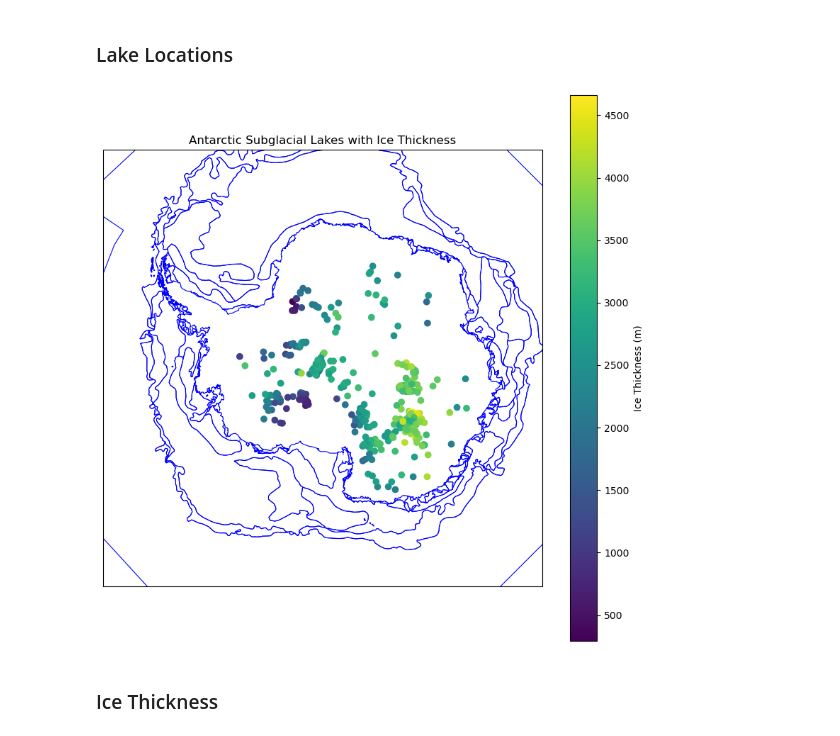
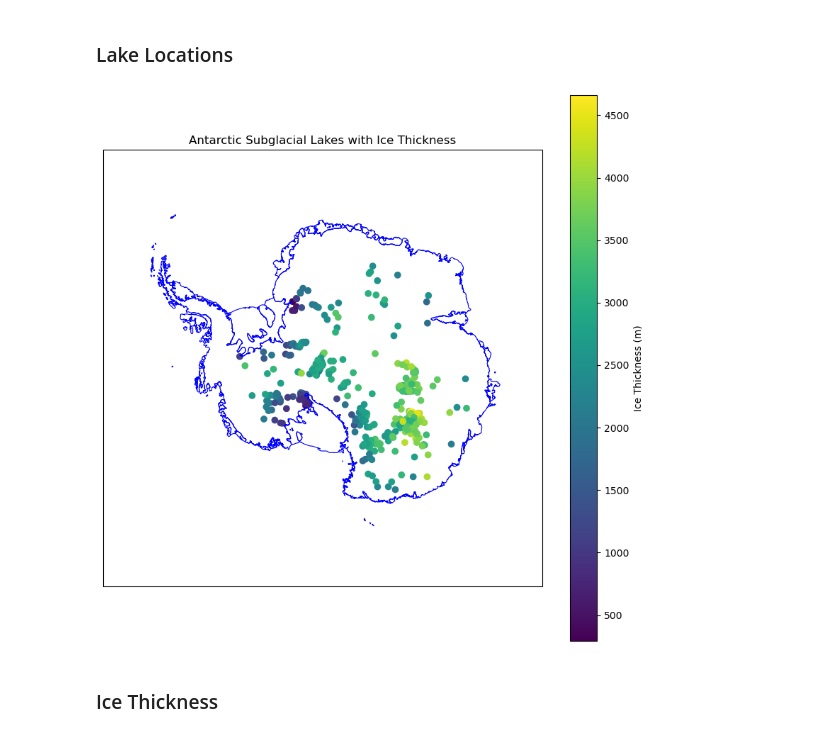
Before and after one commit to Chigiriq/GIS_p4, a Jupyter notebook: using_rstools.ipynb, the cells around one changed output. Drawn from its saved outputs; the diff is of its cells as text; code cells hidden in the pictures.

```diff
--- a/using_rstools.ipynb
+++ b/using_rstools.ipynb
@@ -34,30 +26,31 @@ import numpy as np
 # %%
 # Load Antarctic subglacial lakes
 lakes = pd.read_csv('data/lakes/subglacial_lakes_2012update.csv', encoding='latin1')
 lakes.rename(columns={'Lat.         oN': 'Latitude', 'Lon.       oE': 'Longitude'}, inplace=True)
 lakes_gdf = gpd.GeoDataFrame(lakes, geometry=gpd.points_from_xy(lakes['Longitude'], lakes['Latitude']))
 
 # Set lakes CRS to WGS84 (EPSG:4326) and transform to Antarctic Polar Stereographic (EPSG:3031)
 lakes_gdf.set_crs(epsg=4326, inplace=True)
 lakes_gdf = lakes_gdf.to_crs(epsg=3031)
 
 # Load Antarctic shapefile and transform to EPSG:3031
-world = gpd.read_file('data/antarc241115/ANTARC241115.shp')
+# world = gpd.read_file('data/antarc241115/ANTARC241115.shp')
+world = gpd.read_file('data\coastline\ADD_Coastline_low_res_polygon.shp')
 world = world.to_crs(epsg=3031)
 
 # Plot
 fig, ax = plt.subplots(figsize=(10, 10), subplot_kw={'projection': ccrs.SouthPolarStereo()})
 world.boundary.plot(ax=ax, transform=ccrs.SouthPolarStereo(), linewidth=0.8, color='blue')
 lakes_gdf.plot(ax=ax, cmap='viridis', column='Ice thickness m', legend=True,
                legend_kwds={'label': "Ice Thickness (m)"}, transform=ccrs.SouthPolarStereo())
 
 # Adjust map extent if needed
 ax.set_extent([-180, 180, -90, -60], ccrs.PlateCarree())  # Adjust bounds for rotation
 
 plt.title("Antarctic Subglacial Lakes with Ice Thickness")
 plt.show()
 # %% [output]
-[figure, old version]
+[figure, new version]
 # %% [markdown]
 <h3>Ice Thickness</h3>
 # %%
```
Also changed, not shown: parts of 38 cells of this notebook, 3 other files.
